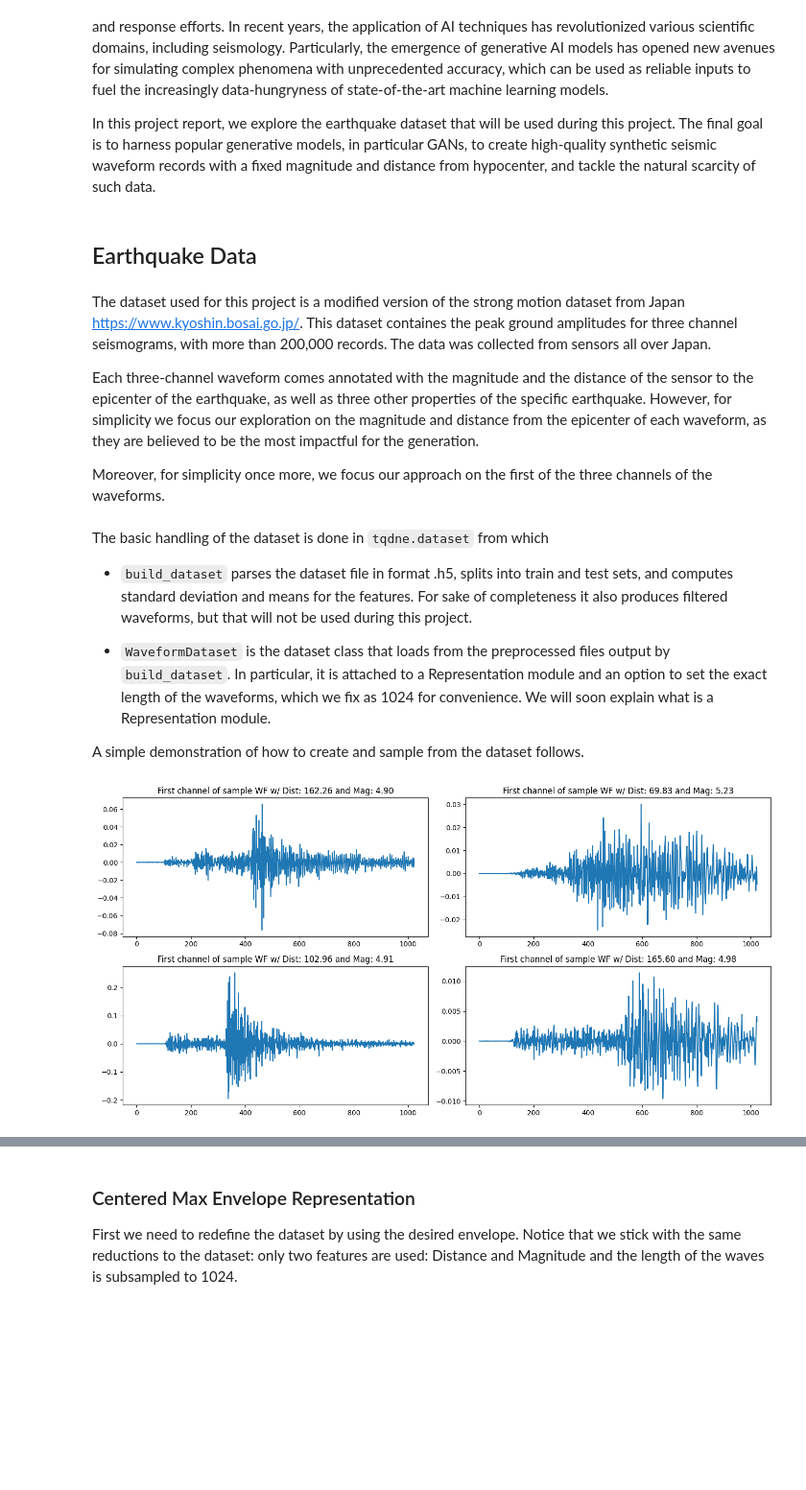
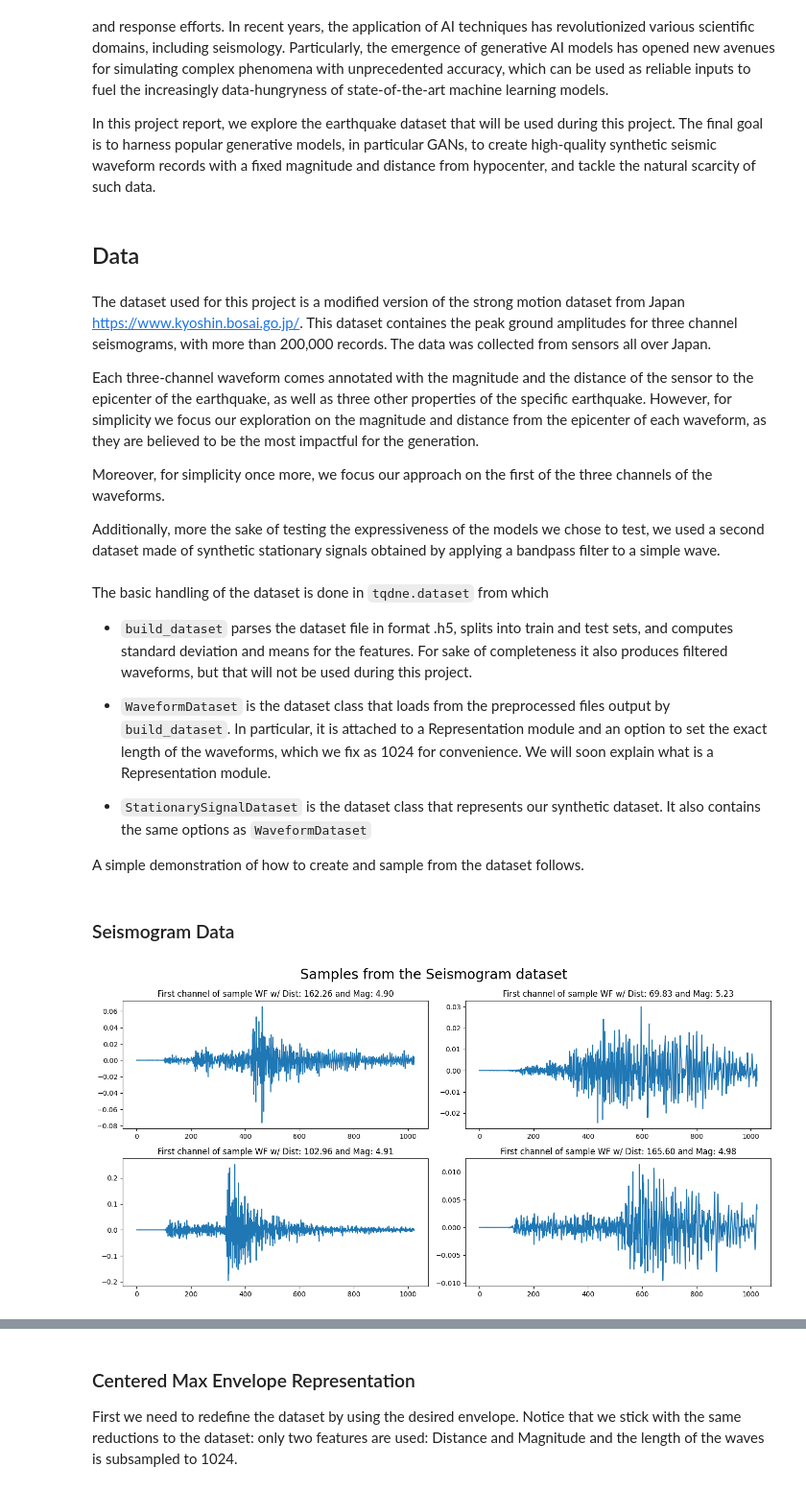
Before and after one commit to highfem/tqdne, a Jupyter notebook: notebooks/report_dataset.ipynb, the cells around one changed output, grey strips where cells are left out. Shown at 96% size. Cells and saved outputs as stored; diff of their text form; code cells hidden in the pictures; blank space fills up the shorter version.

Commit message:
Improving reports + PMeans representation

```diff
--- a/notebooks/report_dataset.ipynb
+++ b/notebooks/report_dataset.ipynb
@@ -18,20 +18,26 @@ Earthquakes, natural phenomena characterized by sudden and violent shaking of th
 
 In this project report, we explore the earthquake dataset that will be used during this project. The final goal is to harness popular generative models, in particular GANs, to create high-quality synthetic seismic waveform records with a fixed magnitude and distance from hypocenter, and tackle the natural scarcity of such data.
 # %% [markdown]
-## Earthquake Data
+## Data
 # %% [markdown]
 The dataset used for this project is a modified version of the strong motion dataset from Japan <https://www.kyoshin.bosai.go.jp/>. This dataset containes the peak ground amplitudes for three channel seismograms, with more than 200,000 records. The data was collected from sensors all over Japan.
 
 Each three-channel waveform comes annotated with the magnitude and the distance of the sensor to the epicenter of the earthquake, as well as three other properties of the specific earthquake. However, for simplicity we focus our exploration on the magnitude and distance from the epicenter of each waveform, as they are believed to be the most impactful for the generation.
 
 Moreover, for simplicity once more, we focus our approach on the first of the three channels of the waveforms.
+
+Additionally, more the sake of testing the expressiveness of the models we chose to test, we used a second dataset made of synthetic stationary signals obtained by applying a bandpass filter to a simple wave.
 # %% [markdown]
 The basic handling of the dataset is done in `tqdne.dataset` from which
 - `build_dataset` parses the dataset file in format .h5, splits into train and test sets, and computes standard deviation and means for the features. For sake of completeness it also produces filtered waveforms, but that will not be used during this project.
 
 - `WaveformDataset` is the dataset class that loads from the preprocessed files output by `build_dataset`. In particular, it is attached to a Representation module and an option to set the exact length of the waveforms, which we fix as 1024 for convenience. We will soon explain what is a Representation module.
 
+- `StationarySignalDataset` is the dataset class that represents our synthetic dataset. It also contains the same options as `WaveformDataset`
+
 A simple demonstration of how to create and sample from the dataset follows.
+# %% [markdown]
+### Seismogram Data
 # %%
 train_path = config.datasetdir / Path(config.data_upsample_train)
 test_path = config.datasetdir / Path(config.data_upsample_test)
@@ -40,20 +46,21 @@ wfdataset_test = WaveformDataset(test_path, reduced=1024)
 # %%
 num_plots = 2
 # Create a figure and axes
 fig, axs = plt.subplots(num_plots, num_plots, figsize=(14, 7))
+fig.suptitle("Samples from the Seismogram dataset", fontsize=20)
 
 # Take samples from the dataset
 for i in range(num_plots):
     for j in range(num_plots):
         sample_idx = i * num_plots + j
         sample = wfdataset_train[sample_idx]
         sample["cond"] = sample["cond"] * wfdataset_train.features_stds + wfdataset_train.features_means
         title = f"First channel of sample WF w/ Dist: {sample['cond'][0]:.2f} and Mag: {sample['cond'][1]:.2f}"
         waveform = sample["high_res"] # Get the first channel
         axs[i, j].plot(waveform.numpy().squeeze())
         axs[i, j].set_title(title)
 
 plt.tight_layout()
 plt.show()
 # %% [output]
-[figure, old version]
+[figure, new version]
```
Also changed, not shown: parts of 15 cells of this notebook, 6 other files.
